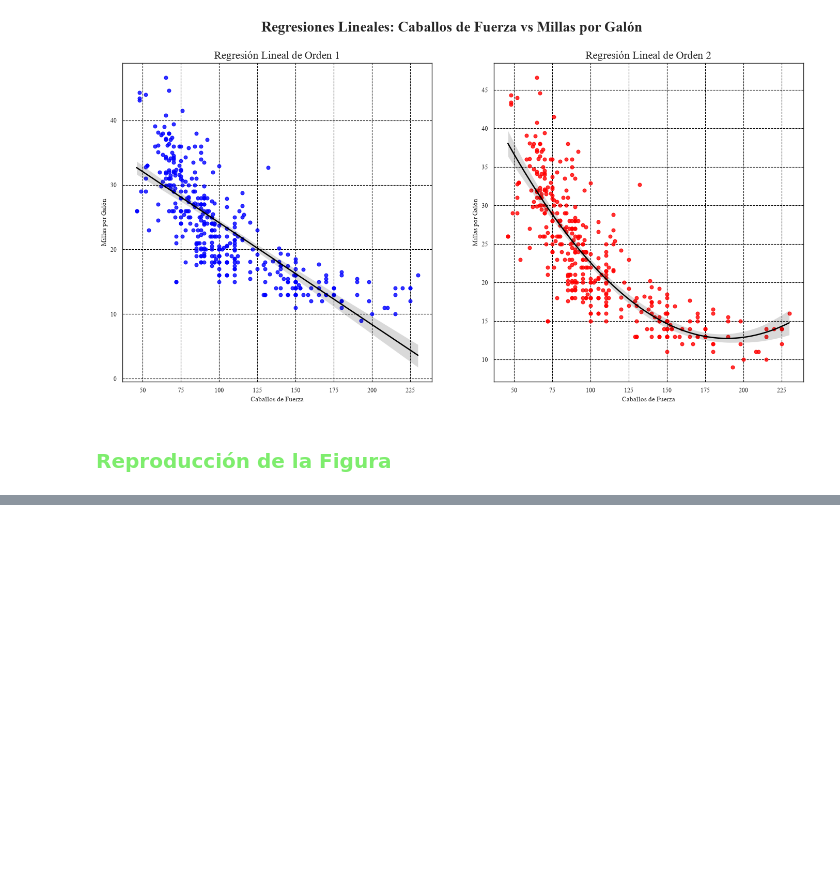
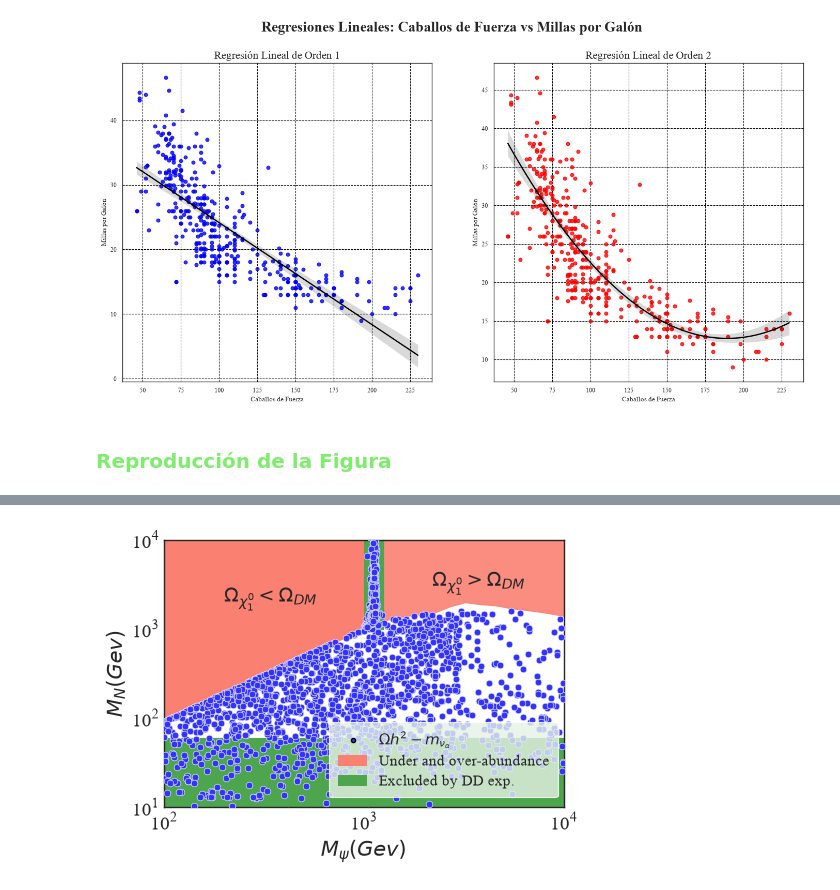
Before and after one commit to Alejandro-UDEA/Fisica_Computacional_Estudiante, a Jupyter notebook: Estudiantes/Montoya_1756/Lab_2_seaborn.ipynb, the cells around one changed output, grey strips where cells are left out. Cells and saved outputs as stored; diff of their text form; code cells hidden in the pictures; blank space fills up the shorter version.

```diff
--- a/Estudiantes/Montoya_1756/Lab_2_seaborn.ipynb
+++ b/Estudiantes/Montoya_1756/Lab_2_seaborn.ipynb
@@ -166,0 +201,90 @@ df_dirac.head()
+# %%
+color_red = "#FA8072"
+color_green = "#4da64d"
+color_blue = "#3333ff"
+px = 1 / plt.rcParams["figure.dpi"]
+# %%
+fig, axes = plt.subplots(figsize=(500 * px, 361 * px))
+sns.scatterplot(
+    data=df_dirac, x=df_dirac["M_Psi"], y=df_dirac["M_N"], color=color_blue, zorder=3
+)
+
+# Trapezoide Rojo Izquierda Superior
+x_izquierda = np.logspace(2, 3, 200)
+axes.fill_between(
+    x=x_izquierda,
+    y1=x_izquierda,
+    y2=10000,
+    color=color_red,
+)
+# Trapezoide Rojo Derecha Superior
+x_right = np.logspace(np.log10(1250), 4, 150)
+mn_border = np.interp(x_right, mpsi_nodes, mn_envelope_nodes)
+axes.fill_between(
+    x_right,
+    y1=mn_border,
+    y2=10000,
+    color=color_red,
+    alpha=0.9,
+    zorder=0,
+)
+
+# Rectangulo Verde Superior
+axes.fill_between(
+    x=np.array([1000, 1250]),
+    y1=np.array([1000]),
+    y2=np.array([100000]),
+    color=color_green,
+)
+
+# Rectangulo Verde Inferior
+axes.axhspan(ymin=0, ymax=60, color=color_green, zorder=1)
+
+# Ejes
+axes.set_xscale("log")
+axes.set_xlim(100, 10000)
+axes.set_xlabel(r"$M_{\psi}(Gev)$", fontsize=15)
+axes.set_yscale("log")
+axes.set_ylim(10, 10000)
+axes.set_ylabel("$M_N(Gev)$", fontsize=15)
+axes.tick_params(axis="both", which="major", labelsize=14, direction="in", length=7, width=1.2, color="black")
+
+
+# Anotaciones
+axes.text(200, 2000, r"$\Omega_{\chi_1^0} < \Omega_{DM}$", fontsize=14, zorder=5)
+axes.text(2200, 3000, r"$\Omega_{\chi_1^0} > \Omega_{DM}$", fontsize=14, zorder=5)
+
+# Elementos de la Leyenda
+legend_elements = [
+    Line2D(
+        [0],
+        [0],
+        marker="o",
+        color="none",
+        markerfacecolor=color_blue,
+        markersize=3,
+        label=r"$\Omega h^2 - m_{\nu_\alpha}$",
+    ),
+    Patch(facecolor=color_red, edgecolor="none", label="Under and over-abundance"),
+    Patch(facecolor=color_green, edgecolor="none", label="Excluded by DD exp."),
+]
+
+# Leyenda
+axes.legend(
+    handles=legend_elements,
+    loc="lower center",
+    bbox_to_anchor=(0.70, 0.01),
+    frameon=True,
+    facecolor="#E6F2E6",  # Fondo verde/gris claro idéntico a la imagen
+    edgecolor="white",
+    fontsize=10.5,
+    borderpad=0.6,
+    labelspacing=0.4,
+)
+
+# Guardar y Mostrar
+plt.tight_layout()
+plt.savefig("Images/Replica.png", bbox_inches="tight", pad_inches=0.03)
+plt.show()
+# %% [output]
+[figure, added]
```
Also changed, not shown: parts of 8 cells of this notebook, 1 other file.
